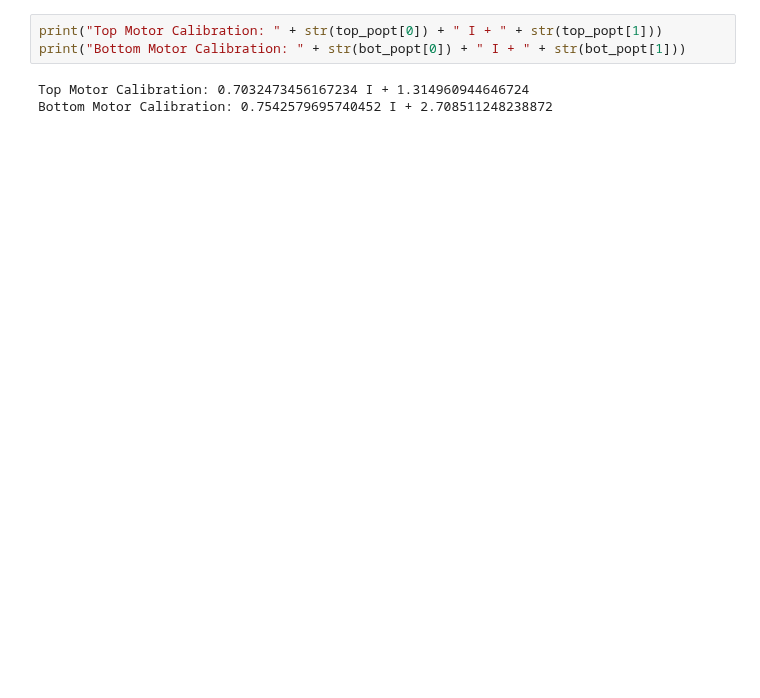
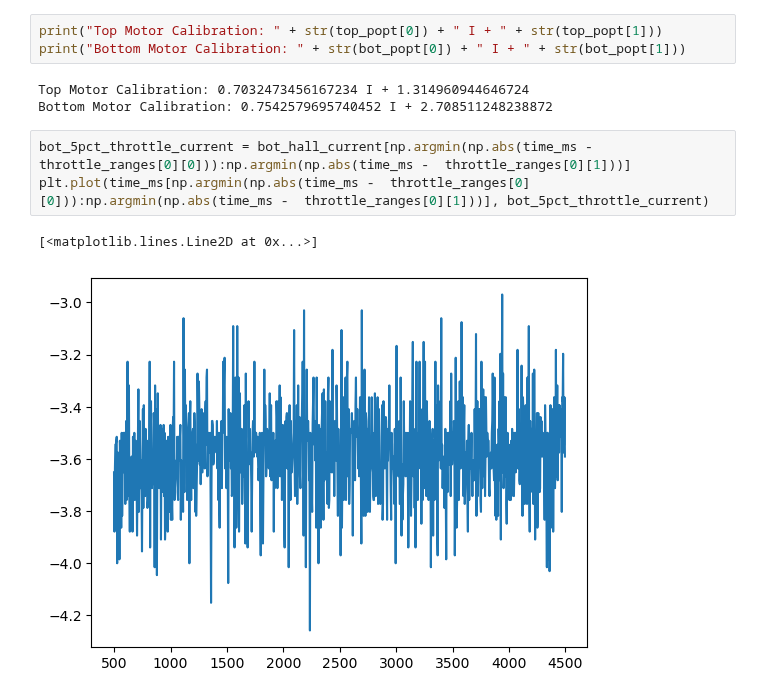
Before and after one commit to gtaharaedmonds/coaxial-drone, a Jupyter notebook: thrust_jig/test_runner/hall_sensor_calibration_5pt.ipynb, the cells around one changed output. Drawn from its saved outputs; the diff is of its cells as text; blank space fills up the shorter version.

```diff
--- a/thrust_jig/test_runner/hall_sensor_calibration_5pt.ipynb
+++ b/thrust_jig/test_runner/hall_sensor_calibration_5pt.ipynb
@@ -175,3 +176,9 @@ print("Bottom Motor Calibration: " + str(bot_popt[0]) + " I + " + str(bot_popt[1
 # %% [output]
 Top Motor Calibration: 0.7032473456167234 I + 1.314960944646724
 Bottom Motor Calibration: 0.7542579695740452 I + 2.708511248238872
+# %%
+bot_5pct_throttle_current = bot_hall_current[np.argmin(np.abs(time_ms -  throttle_ranges[0][0])):np.argmin(np.abs(time_ms -  throttle_ranges[0][1]))]
+plt.plot(time_ms[np.argmin(np.abs(time_ms -  throttle_ranges[0][0])):np.argmin(np.abs(time_ms -  throttle_ranges[0][1]))], bot_5pct_throttle_current)
+# %% [output]
+[<matplotlib.lines.Line2D at 0x...>]
+[figure, added]
```
Also changed, not shown: parts of 8 cells of this notebook, 2 other files.
